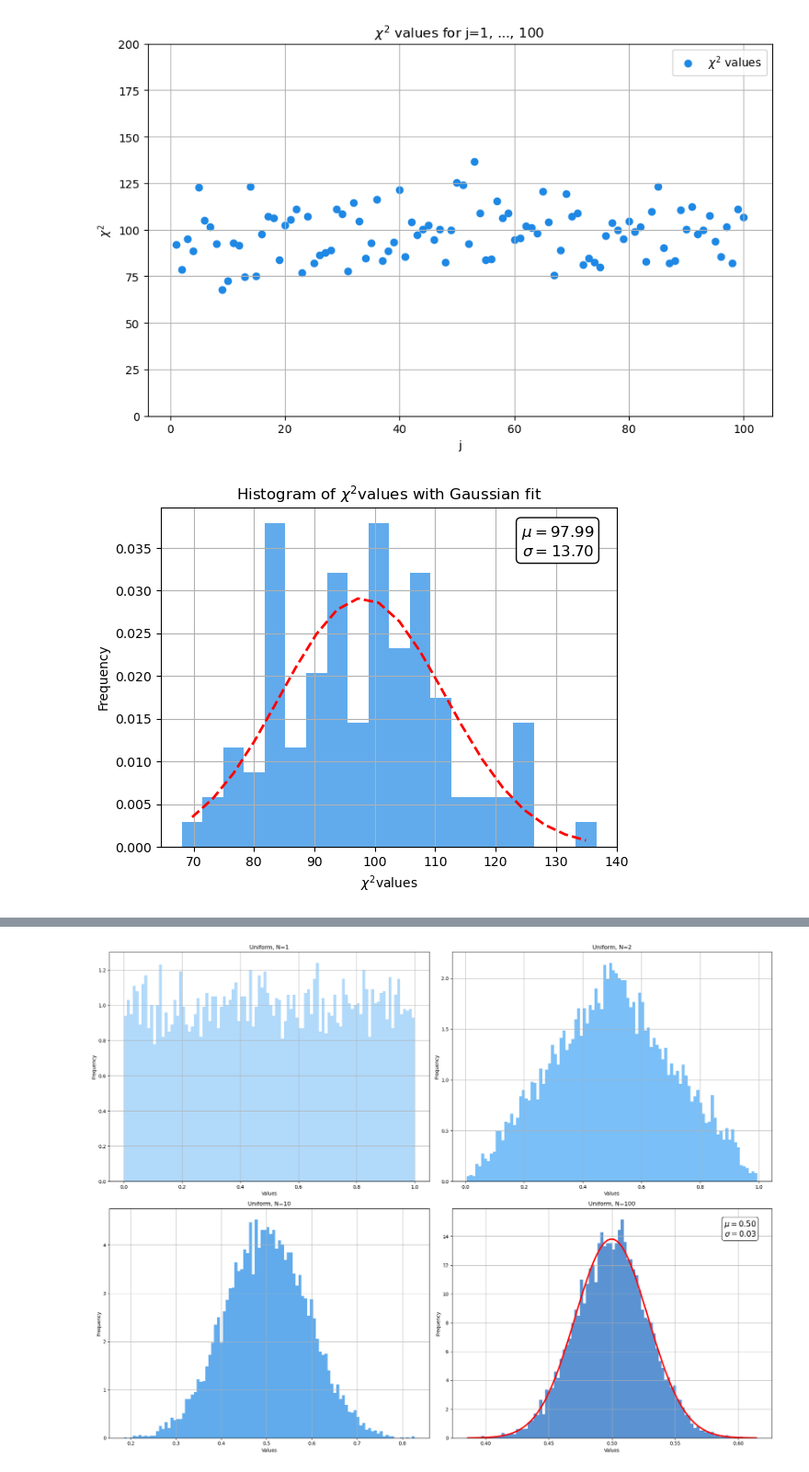
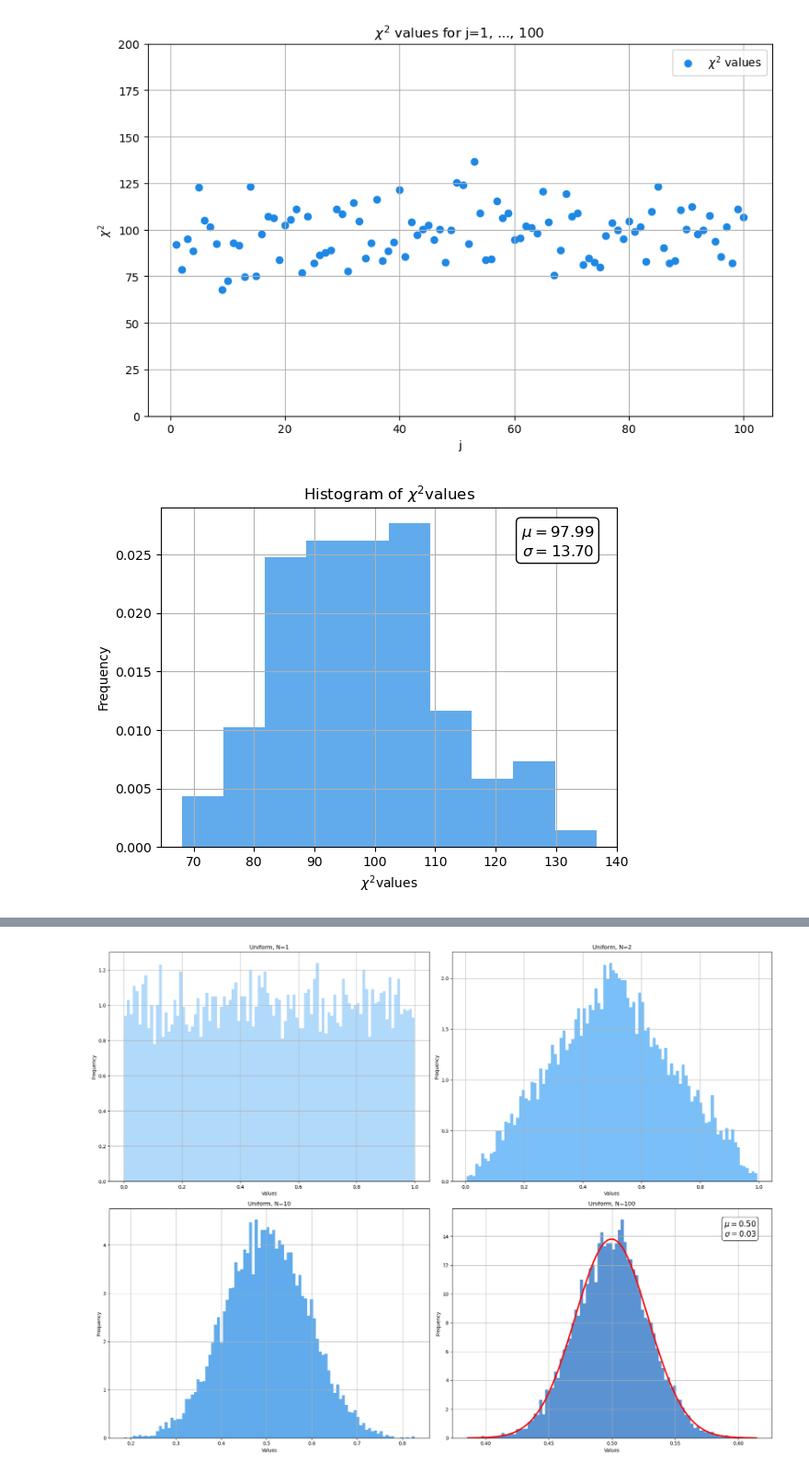
Before and after one commit to filmauri/LSN, a Jupyter notebook: 01/Esercizio1.ipynb, the cells around one changed output, grey strips where cells are left out. Shown at 92% size. Drawn from its saved outputs; the diff is of its cells as text; code cells hidden in the pictures.

```diff
--- a/01/Esercizio1.ipynb
+++ b/01/Esercizio1.ipynb
@@ -172,34 +185,27 @@ plt.show()
 # %%
 # Leggi i dati dal file chi2.dat
 chi2_data = pd.read_csv('01.1/chi2Class.dat', sep=' ', header=None)
 chi2_data.columns = ['j', 'chi2']
 
 # Crea un istogramma dei valori della prima colonna
-counts, bins, _ = plt.hist(chi2_data['chi2'], bins=20, color = '#1E88E5', alpha=0.7, density=True)
+counts, bins, _ = plt.hist(chi2_data['chi2'], bins=10, color = '#1E88E5', alpha=0.7, density=True)
 
 # Calcola il centro di ciascun bin
 bin_centers = (bins[:-1] + bins[1:]) / 2
 
-# Esegui il fit con una distribuzione gaussiana
-(mu, sigma) = norm.fit(chi2_data['chi2'])
-
-# Crea una distribuzione gaussiana con i parametri ottenuti
-y = norm.pdf(bin_centers, mu, sigma)
-# Sovrapponi il fit all'istogramma
-plt.plot(bin_centers, y, 'r--', linewidth=2)
 
 # Aggiungi etichette e titolo
 plt.xlabel(r'$\chi^2$' 'values')
 plt.ylabel('Frequency')
 plt.grid(True)
-plt.title('Histogram of 'r'$\chi^2$' 'values with Gaussian fit')
+plt.title('Histogram of 'r'$\chi^2$' 'values')
 bbox_props = dict(boxstyle="round,pad=0.3", edgecolor="black", facecolor="white")
 plt.text(0.95, 0.95, rf'$\mu={mu:.2f}$''\n' rf'$\sigma={sigma:.2f}$',
          transform=plt.gca().transAxes, fontsize=12, verticalalignment='top', horizontalalignment='right',
          bbox=bbox_props)
 
 
 # Mostra il grafico
 plt.show()
 # %% [output]
-[figure, old version]
+[figure, new version]
```
Also changed, not shown: parts of 11 cells of this notebook, 1 other file.
